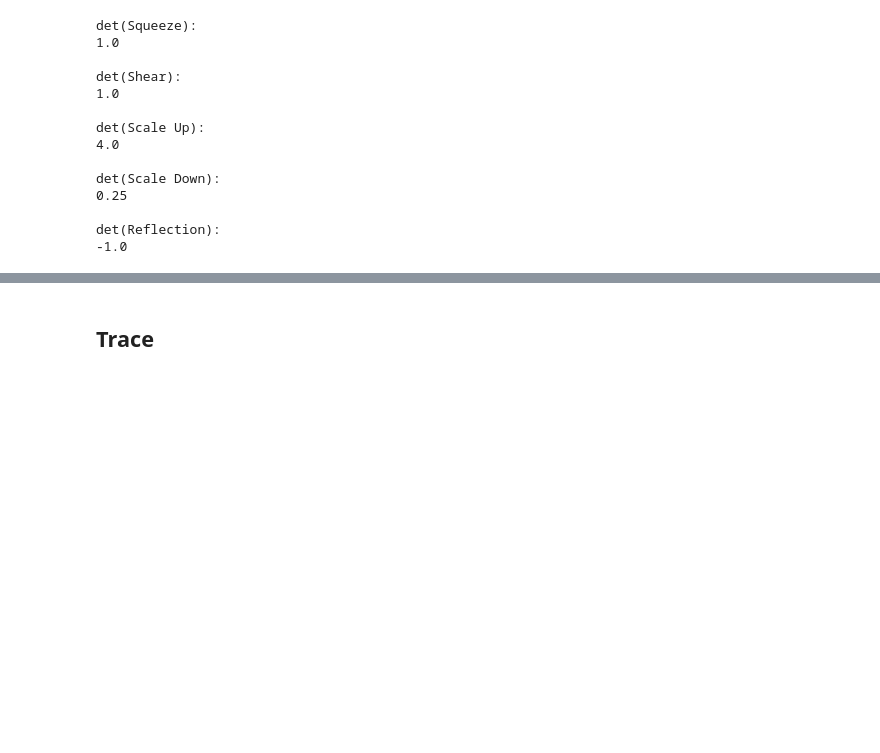
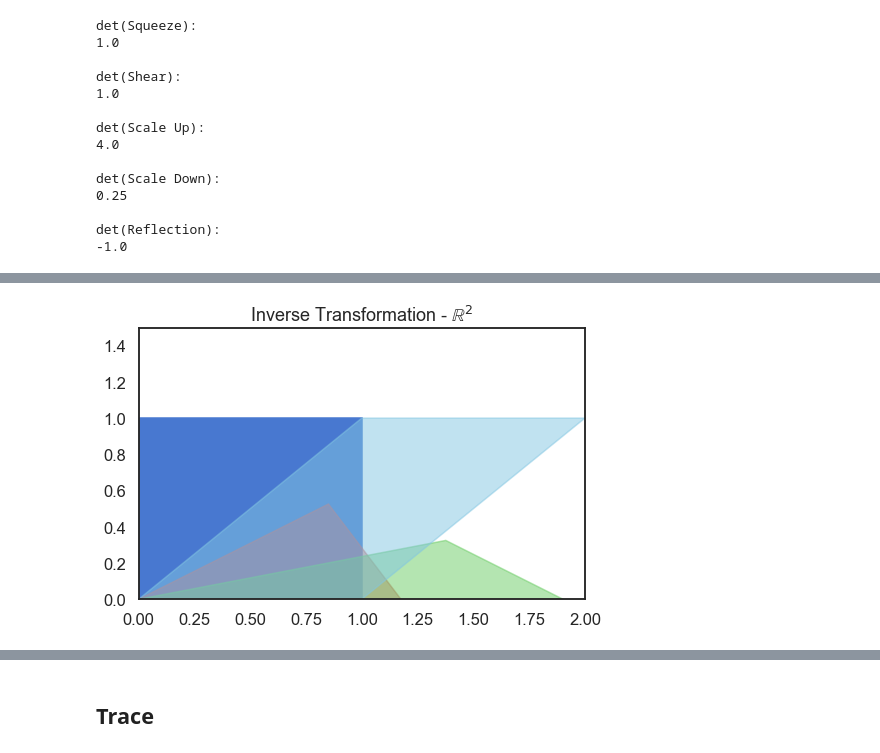
Before and after one commit to DataScienceFoundations/TadMaths, a Jupyter notebook: matrices.ipynb, the cells around one changed output, grey strips where cells are left out. Cells and saved outputs as stored; diff of their text form; code cells hidden in the pictures; blank space fills up the shorter version.

```diff
--- a/matrices.ipynb
+++ b/matrices.ipynb
@@ -1201,0 +1200,11 @@ det(Reflection):
+# %%
+U,Sig,V_T = la.svd(Shear)
+print('U:')
+print(U)
+print('\nSig:')
+print(Sig)
+Sig = np.diag(Sig)
+print('\nSig Diag:')
+print(Sig)
+print('\nV_T:')
+print(V_T)
@@ -1201,0 +1239,15 @@ det(Reflection):
+# %%
+a = V_T @ Square
+b = Sig @ a
+c = U @ b
+
+figure = plt.figure(figsize=(8,5))
+plt.gca().add_artist(patches.Polygon(Square.T, color='b'))
+plt.gca().add_artist(patches.Polygon(a.T, color='r', alpha=0.5))
+plt.gca().add_artist(patches.Polygon(b.T, color='g', alpha=0.5))
+plt.gca().add_artist(patches.Polygon(c.T, color='c', alpha=0.5))
+plt.title('Inverse Transformation - $\\mathbb{R}^2$')
+plt.axis([-0, 2, 0, 1.5])
+plt.show()
+# %% [output]
+[figure, added]
```
Also changed, not shown: parts of 19 cells of this notebook.
